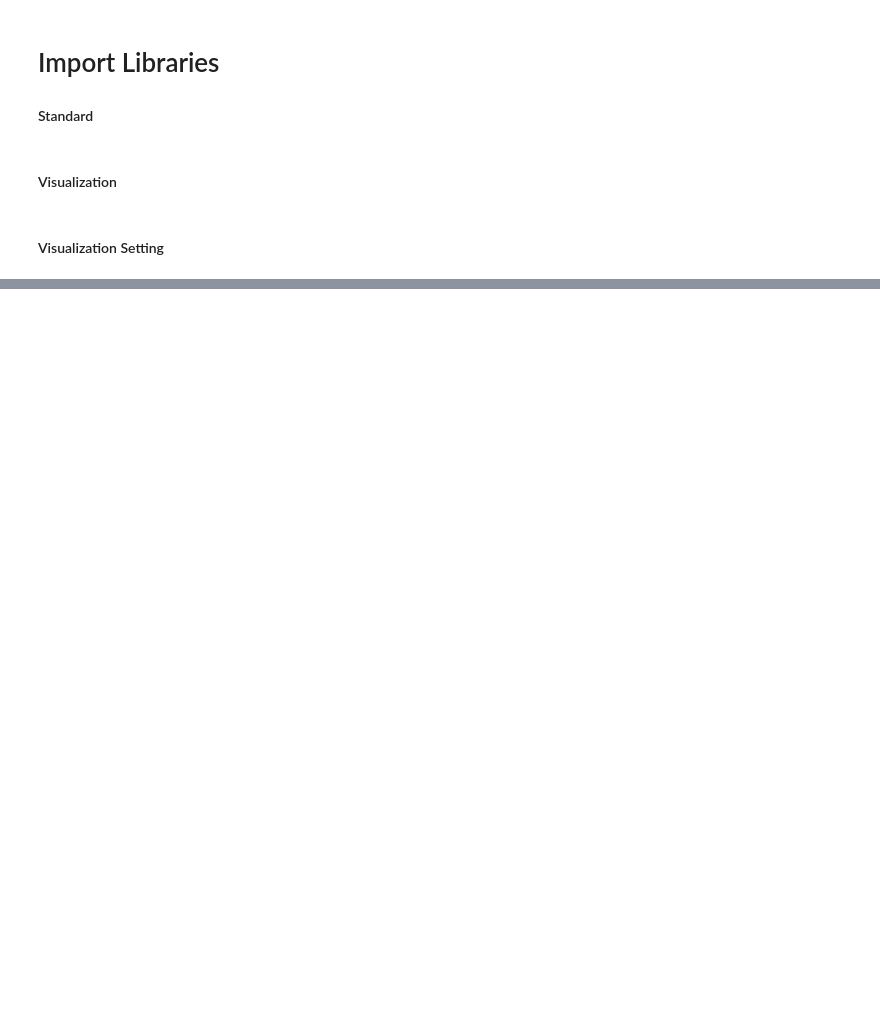
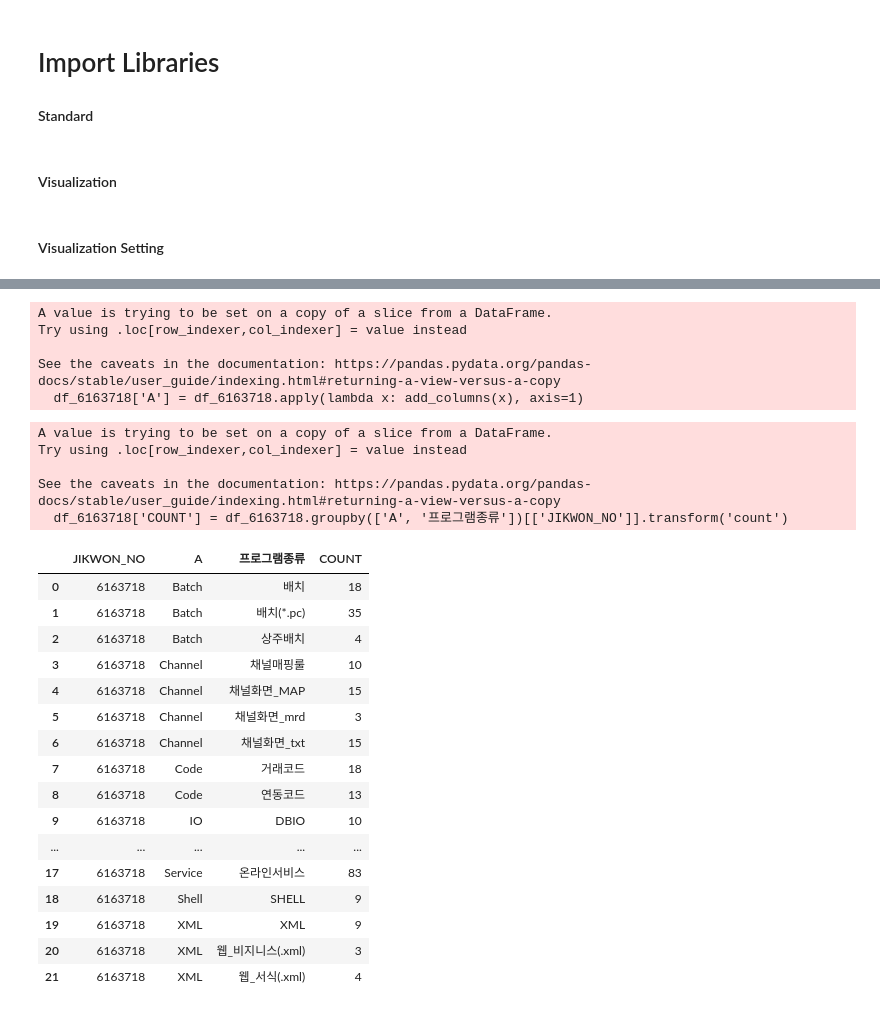
Before and after one commit to yg05098/Data-Driven-HR, a Jupyter notebook: EDA.ipynb, the cells around one changed output, grey strips where cells are left out. Saved outputs shown, nothing was run; the diff lists cells and outputs as text; code cells hidden in the pictures; blank space fills up the shorter version.

```diff
--- a/EDA.ipynb
+++ b/EDA.ipynb
@@ -300,0 +124,2 @@ JUJKMU_NM
+# %%
+df_6163718 = df[df['JIKWON_NO'] == 6163718]
@@ -300,0 +206,16 @@ JUJKMU_NM
+# %%
+df_6163718['A'] = df_6163718.apply(lambda x: add_columns(x), axis=1)
+# %% [output]
+A value is trying to be set on a copy of a slice from a DataFrame.
+Try using .loc[row_indexer,col_indexer] = value instead
+
+See the caveats in the documentation: https://pandas.pydata.org/pandas-docs/stable/user_guide/indexing.html#returning-a-view-versus-a-copy
+  df_6163718['A'] = df_6163718.apply(lambda x: add_columns(x), axis=1)
+# %%
+df_6163718['COUNT'] = df_6163718.groupby(['A', '프로그램종류'])[['JIKWON_NO']].transform('count')
+# %% [output]
+A value is trying to be set on a copy of a slice from a DataFrame.
+Try using .loc[row_indexer,col_indexer] = value instead
+
+See the caveats in the documentation: https://pandas.pydata.org/pandas-docs/stable/user_guide/indexing.html#returning-a-view-versus-a-copy
+  df_6163718['COUNT'] = df_6163718.groupby(['A', '프로그램종류'])[['JIKWON_NO']].transform('count')
@@ -300,0 +224,21 @@ JUJKMU_NM
+# %%
+with pd.option_context('display.max_rows', df_기술.shape[0]+1):
+    display(df_기술)
+# %% [output]
+|  | JIKWON_NO | A | 프로그램종류 | COUNT |
+| 0 | 6163718 | Batch | 배치 | 18 |
+| 1 | 6163718 | Batch | 배치(*.pc) | 35 |
+| 2 | 6163718 | Batch | 상주배치 | 4 |
+| 3 | 6163718 | Channel | 채널매핑룰 | 10 |
+| 4 | 6163718 | Channel | 채널화면_MAP | 15 |
+| 5 | 6163718 | Channel | 채널화면_mrd | 3 |
+| 6 | 6163718 | Channel | 채널화면_txt | 15 |
+| 7 | 6163718 | Code | 거래코드 | 18 |
+| 8 | 6163718 | Code | 연동코드 | 13 |
+| 9 | 6163718 | IO | DBIO | 10 |
+| ... | ... | ... | ... | ... |
+| 17 | 6163718 | Service | 온라인서비스 | 83 |
+| 18 | 6163718 | Shell | SHELL | 9 |
+| 19 | 6163718 | XML | XML | 9 |
+| 20 | 6163718 | XML | 웹_비지니스(.xml) | 3 |
+| 21 | 6163718 | XML | 웹_서식(.xml) | 4 |
```
Also changed, not shown: parts of 80 cells of this notebook, 5 other files.
